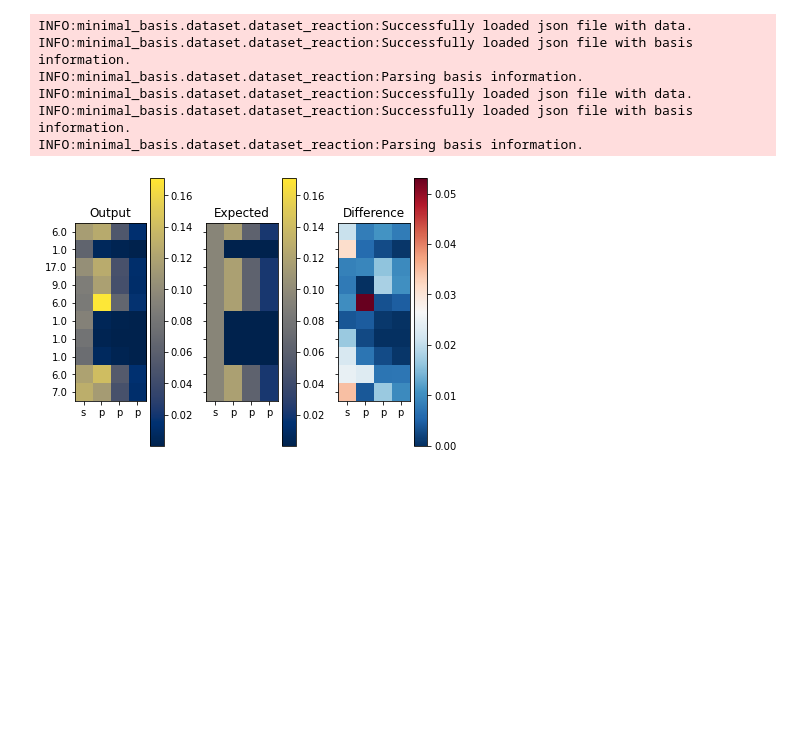
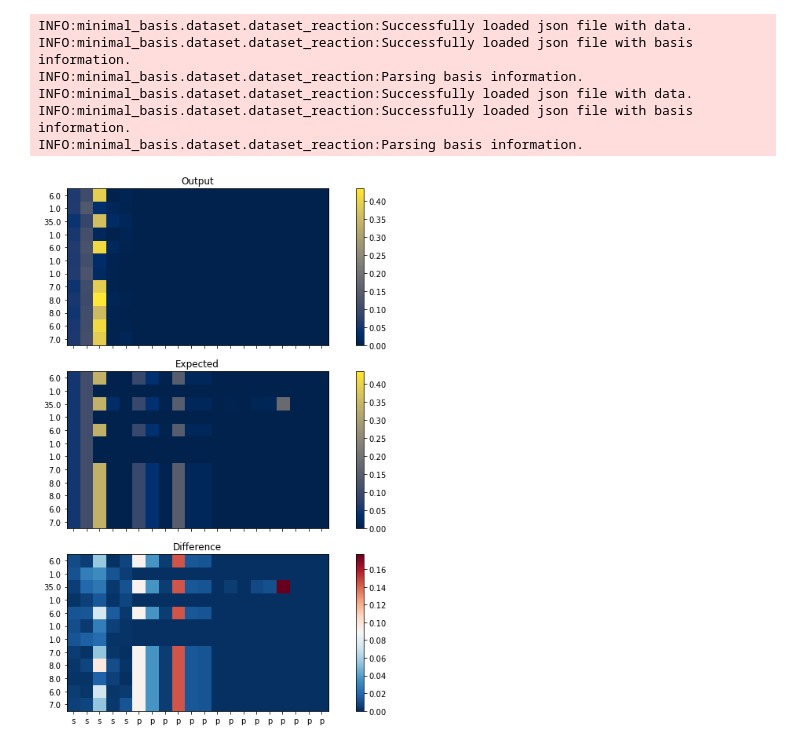
Before and after one commit to sudarshanv01/coeffnet, a Jupyter notebook: training/analyse_hamiltonian_dataset.ipynb, the cells around one changed output. Cells and saved outputs as stored; diff of their text form; code cells hidden in the pictures; blank space fills up the shorter version.

```diff
--- a/training/analyse_hamiltonian_dataset.ipynb
+++ b/training/analyse_hamiltonian_dataset.ipynb
@@ -110,46 +110,46 @@ artifact_dir = artifact.download()
 model = torch.load("output/reaction_model.pt")
 # model = torch.load(os.path.join(artifact_dir, "reaction_model.pt"), map_location=torch.device('cpu'))
 
-for idx, data in enumerate(validation_loader):
+for idx, data in enumerate(train_loader):
     output = model(data)
     output = output.detach().numpy()
     output = np.abs(output)
 
     expected = data.x_transition_state.detach().numpy()
 
     difference = output - expected
     difference = np.abs(difference)
-    fig, axs = plt.subplots(1, 3, figsize=(6, 5), sharex=True, sharey=True)
+    fig, axs = plt.subplots(3, 1, figsize=(10, 10), sharex=True, sharey=True)
     cax = axs[0].imshow(output, cmap="cividis")
     fig.colorbar(cax, ax=axs[0])
     axs[0].set_title("Output")
     cax = axs[1].imshow(expected, cmap="cividis")
     fig.colorbar(cax, ax=axs[1])
     cax.set_clim(axs[0].get_images()[0].get_clim())
     axs[1].set_title("Expected")
     cax = axs[2].imshow(difference, cmap="RdBu_r", vmin=0)
     fig.colorbar(cax, ax=axs[2])
     axs[2].set_title("Difference")
     # Change the tick labels to the species
     tickvals = data.species.view(-1).detach().numpy().flatten()
     axs[0].set_yticks(np.arange(len(tickvals)))
     axs[0].set_yticklabels(tickvals)
     axs[1].set_yticks(np.arange(len(tickvals)))
     axs[1].set_yticklabels(tickvals)
     axs[2].set_yticks(np.arange(len(tickvals)))
     axs[2].set_yticklabels(tickvals)
     # Set the x-axis ticks to be s, p, p, p
-    axs[0].set_xticks(np.arange(4))
-    axs[0].set_xticklabels(["s", "p", "p", "p"])
-    axs[1].set_xticks(np.arange(4))
-    axs[1].set_xticklabels(["s", "p", "p", "p"])
-    axs[2].set_xticks(np.arange(4))
-    axs[2].set_xticklabels(["s", "p", "p", "p"])
+    axs[0].set_xticks(np.arange(20))
+    axs[0].set_xticklabels(5 *["s"] + 15*["p"])
+    # axs[1].set_xticks(np.arange(4))
+    # axs[1].set_xticklabels(["s", "p", "p", "p"])
+    # axs[2].set_xticks(np.arange(4))
+    # axs[2].set_xticklabels(["s", "p", "p", "p"])
     fig.tight_layout()
     plt.show()
 
     break
 # %% [output]
-[figure, old version]
+[figure, new version]
 # %%
 # Read in the model
```
Also changed, not shown: parts of 3 cells of this notebook, 6 other files.
